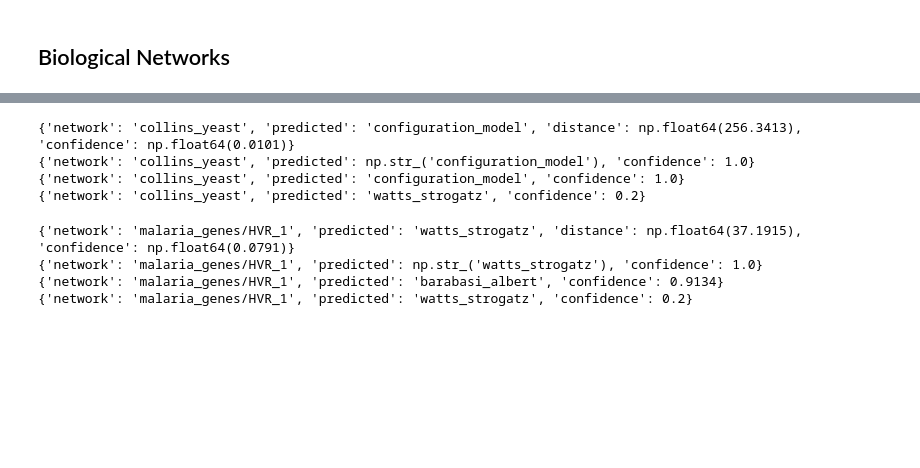
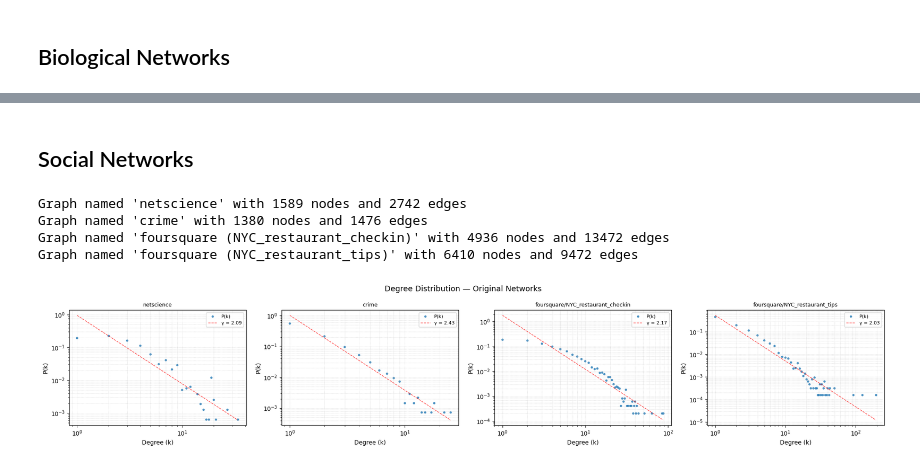
Before and after one commit to samuelgamito/SME5924, a Jupyter notebook: q7/main.ipynb, the cells around one changed output, grey strips where cells are left out. Cells and saved outputs as stored; diff of their text form; code cells hidden in the pictures; blank space fills up the shorter version.

```diff
--- a/q7/main.ipynb
+++ b/q7/main.ipynb
@@ -572,20 +1025,24 @@ print(svm_classifier(df, datasets["biological"][0]["name"]))
-# %%
-print(knn_classifier(df, datasets["biological"][1]["name"]))
-print(naive_bayes_classifier(df, datasets["biological"][1]["name"]))
-print(logistic_regression_classifier(df, datasets["biological"][1]["name"]))
-print(svm_classifier(df, datasets["biological"][1]["name"]))
-# %% [output]
-{'network': 'collins_yeast', 'predicted': 'configuration_model', 'distance': np.float64(256.3413), 'confidence': np.float64(0.0101)}
-{'network': 'collins_yeast', 'predicted': np.str_('configuration_model'), 'confidence': 1.0}
-{'network': 'collins_yeast', 'predicted': 'configuration_model', 'confidence': 1.0}
-{'network': 'collins_yeast', 'predicted': 'watts_strogatz', 'confidence': 0.2}
-# %%
-print(knn_classifier(df, datasets["biological"][2]["name"]))
-print(naive_bayes_classifier(df, datasets["biological"][2]["name"]))
-print(logistic_regression_classifier(df, datasets["biological"][2]["name"]))
-print(svm_classifier(df, datasets["biological"][2]["name"]))
-# %% [output]
-{'network': 'malaria_genes/HVR_1', 'predicted': 'watts_strogatz', 'distance': np.float64(37.1915), 'confidence': np.float64(0.0791)}
-{'network': 'malaria_genes/HVR_1', 'predicted': np.str_('watts_strogatz'), 'confidence': 1.0}
-{'network': 'malaria_genes/HVR_1', 'predicted': 'barabasi_albert', 'confidence': 0.9134}
-{'network': 'malaria_genes/HVR_1', 'predicted': 'watts_strogatz', 'confidence': 0.2}
+# %% [markdown]
+## Social Networks
+# %%
+for n in datasets["social"]:
+    temp = download_xml_zst(n["path"])
+    n["networks"]  = {
+        "original":
+        [read_xml_zst_to_networkx(
+            temp,
+            relabel_to_int=True
+        )]
+    }
+    print(
+        n["networks"]["original"][0]
+    )
+# %% [output]
+Graph named 'netscience' with 1589 nodes and 2742 edges
+Graph named 'crime' with 1380 nodes and 1476 edges
+Graph named 'foursquare (NYC_restaurant_checkin)' with 4936 nodes and 13472 edges
+Graph named 'foursquare (NYC_restaurant_tips)' with 6410 nodes and 9472 edges
+# %%
+plot_degree_distribution_loglog(datasets["social"])
+# %% [output]
+[figure, added]
```
Also changed, not shown: parts of 45 cells of this notebook.
